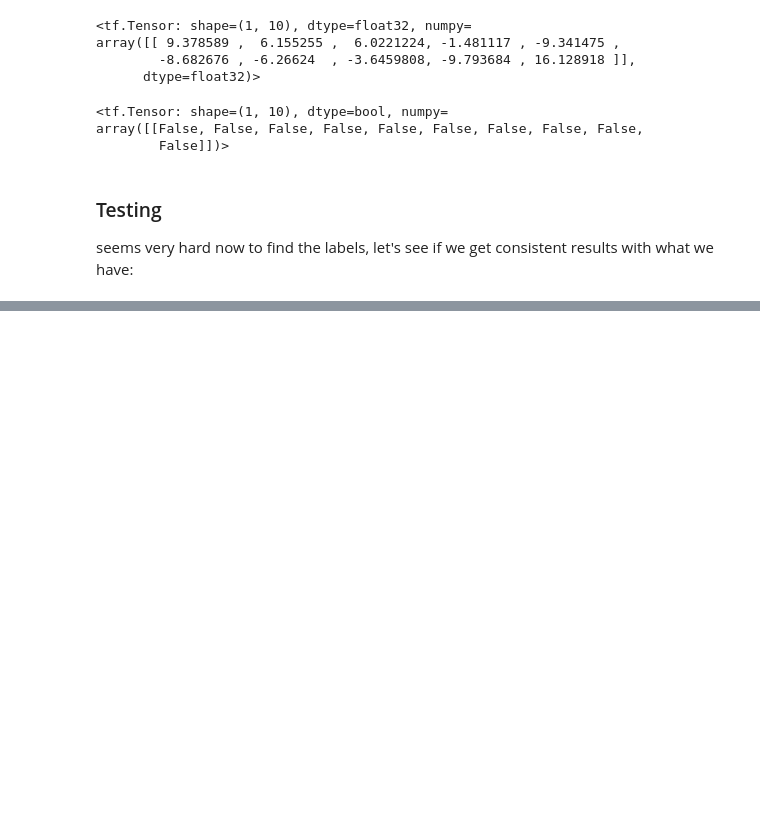
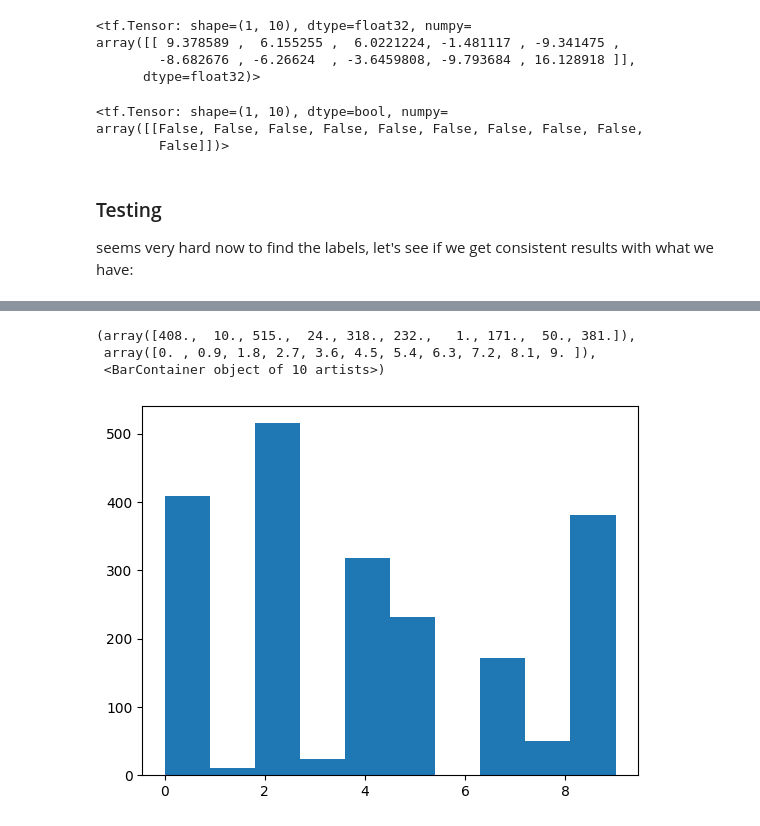
Before and after one commit to ereztep/deforestation, a Jupyter notebook: ML/Eurosat_pretrained_expirements.ipynb, the cells around one changed output, grey strips where cells are left out. Cells and saved outputs as stored; diff of their text form; code cells hidden in the pictures; blank space fills up the shorter version.

```diff
--- a/ML/Eurosat_pretrained_expirements.ipynb
+++ b/ML/Eurosat_pretrained_expirements.ipynb
@@ -123,0 +196,7 @@ sample['keras_prediction']
+# %%
+plt.hist(damaged.url_prediction)
+# %% [output]
+(array([408.,  10., 515.,  24., 318., 232.,   1., 171.,  50., 381.]),
+ array([0. , 0.9, 1.8, 2.7, 3.6, 4.5, 5.4, 6.3, 7.2, 8.1, 9. ]),
+ <BarContainer object of 10 artists>)
+[figure, added]
```
Also changed, not shown: parts of 7 cells of this notebook.
